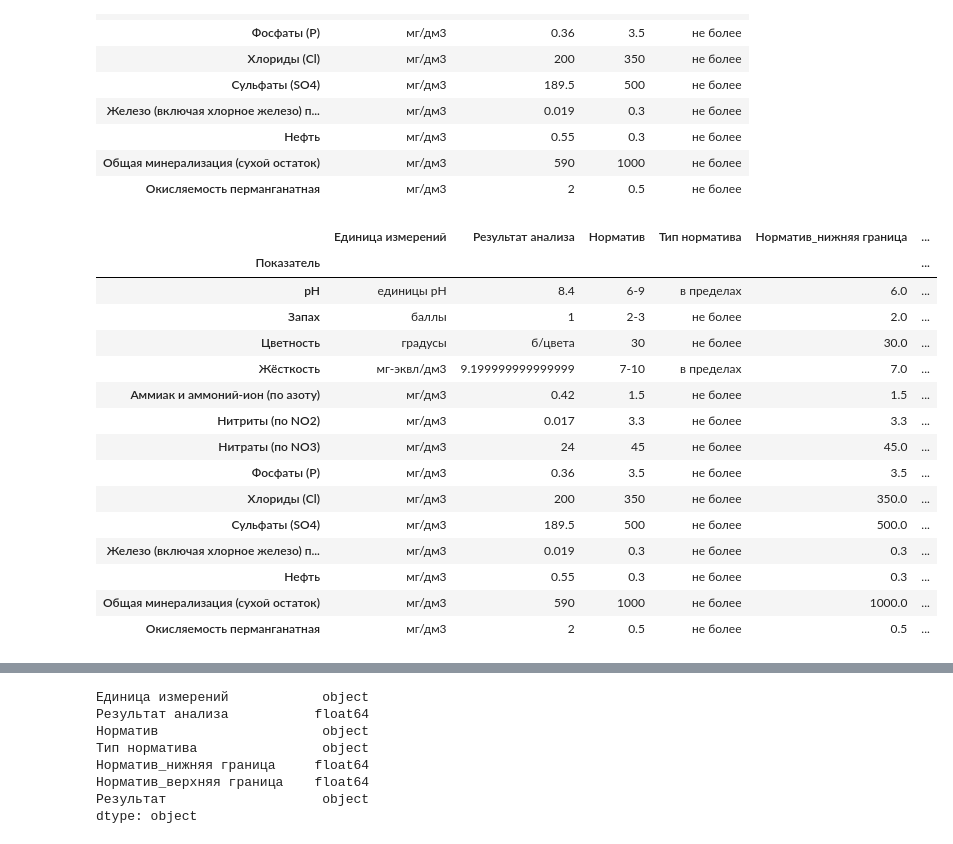
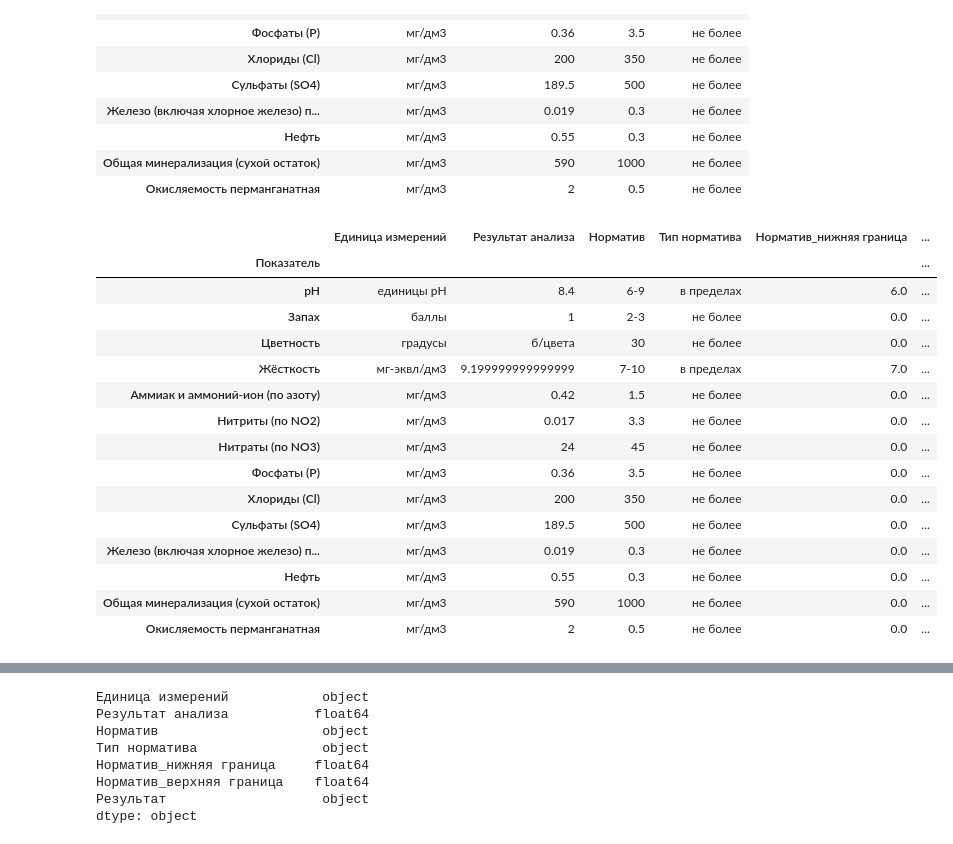
Before and after one commit to Fet-elena/proba, a Jupyter notebook: Task4_dmrf_Fetisova.ipynb, the cells around one changed output, grey strips where cells are left out. Drawn from its saved outputs; the diff is of its cells as text; code cells hidden in the pictures.

```diff
--- a/Task4_dmrf_Fetisova.ipynb
+++ b/Task4_dmrf_Fetisova.ipynb
@@ -93,32 +93,32 @@ df
 # %%
 # Создаем стобцы с нормативами
 def left_n(x):
   l=x.split("-")
   lef=l[0]
   return lef
-df['Норматив_нижняя граница'] = df['Норматив'].apply(left_n).astype(float)
+df['Норматив_нижняя граница'] = df['Норматив'][(df['Тип норматива'] == 'в пределах')].apply(left_n).astype(float)
+df['Норматив_нижняя граница'] = df['Норматив_нижняя граница'].fillna(0)
 def right_n(x):
   l=x.split("-")
   righ=l[-1]
   return righ
 df['Норматив_верхняя граница'] = df['Норматив'].apply(right_n).astype(float)
-#df['Норматив_верхняя граница'] = df['Норматив'].apply(right_n).astype(float)
 df
 # %% [output]
 |  | Единица измерений | Результат анализа | Норматив | Тип норматива | Норматив_нижняя граница | ... |
 | Показатель |  |  |  |  |  | ... |
 | pH | единицы pH | 8.4 | 6-9 | в пределах | 6.0 | ... |
-| Запах | баллы | 1 | 2-3 | не более | 2.0 | ... |
-| Цветность | градусы | б/цвета | 30 | не более | 30.0 | ... |
+| Запах | баллы | 1 | 2-3 | не более | 0.0 | ... |
+| Цветность | градусы | б/цвета | 30 | не более | 0.0 | ... |
 | Жёсткость | мг-эквл/дм3 | 9.199999999999999 | 7-10 | в пределах | 7.0 | ... |
-| Аммиак и аммоний-ион (по азоту) | мг/дм3 | 0.42 | 1.5 | не более | 1.5 | ... |
-| Нитриты (по NO2) | мг/дм3 | 0.017 | 3.3 | не более | 3.3 | ... |
-| Нитраты (по NO3) | мг/дм3 | 24 | 45 | не более | 45.0 | ... |
-| Фосфаты (P) | мг/дм3 | 0.36 | 3.5 | не более | 3.5 | ... |
-| Хлориды (Cl) | мг/дм3 | 200 | 350 | не более | 350.0 | ... |
-| Сульфаты (SO4) | мг/дм3 | 189.5 | 500 | не более | 500.0 | ... |
-| Железо (включая хлорное железо) п... | мг/дм3 | 0.019 | 0.3 | не более | 0.3 | ... |
-| Нефть | мг/дм3 | 0.55 | 0.3 | не более | 0.3 | ... |
-| Общая минерализация (сухой остаток) | мг/дм3 | 590 | 1000 | не более | 1000.0 | ... |
-| Окисляемость перманганатная | мг/дм3 | 2 | 0.5 | не более | 0.5 | ... |
+| Аммиак и аммоний-ион (по азоту) | мг/дм3 | 0.42 | 1.5 | не более | 0.0 | ... |
+| Нитриты (по NO2) | мг/дм3 | 0.017 | 3.3 | не более | 0.0 | ... |
+| Нитраты (по NO3) | мг/дм3 | 24 | 45 | не более | 0.0 | ... |
+| Фосфаты (P) | мг/дм3 | 0.36 | 3.5 | не более | 0.0 | ... |
+| Хлориды (Cl) | мг/дм3 | 200 | 350 | не более | 0.0 | ... |
+| Сульфаты (SO4) | мг/дм3 | 189.5 | 500 | не более | 0.0 | ... |
+| Железо (включая хлорное железо) п... | мг/дм3 | 0.019 | 0.3 | не более | 0.0 | ... |
+| Нефть | мг/дм3 | 0.55 | 0.3 | не более | 0.0 | ... |
+| Общая минерализация (сухой остаток) | мг/дм3 | 590 | 1000 | не более | 0.0 | ... |
+| Окисляемость перманганатная | мг/дм3 | 2 | 0.5 | не более | 0.0 | ... |
 # %%
```
Also changed, not shown: parts of 3 cells of this notebook.
